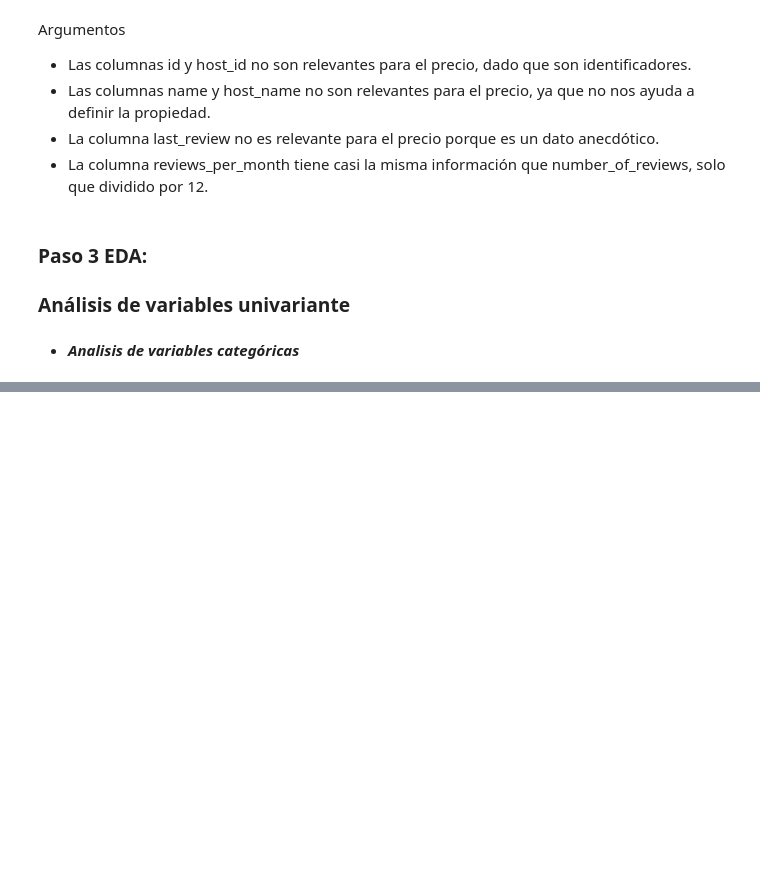
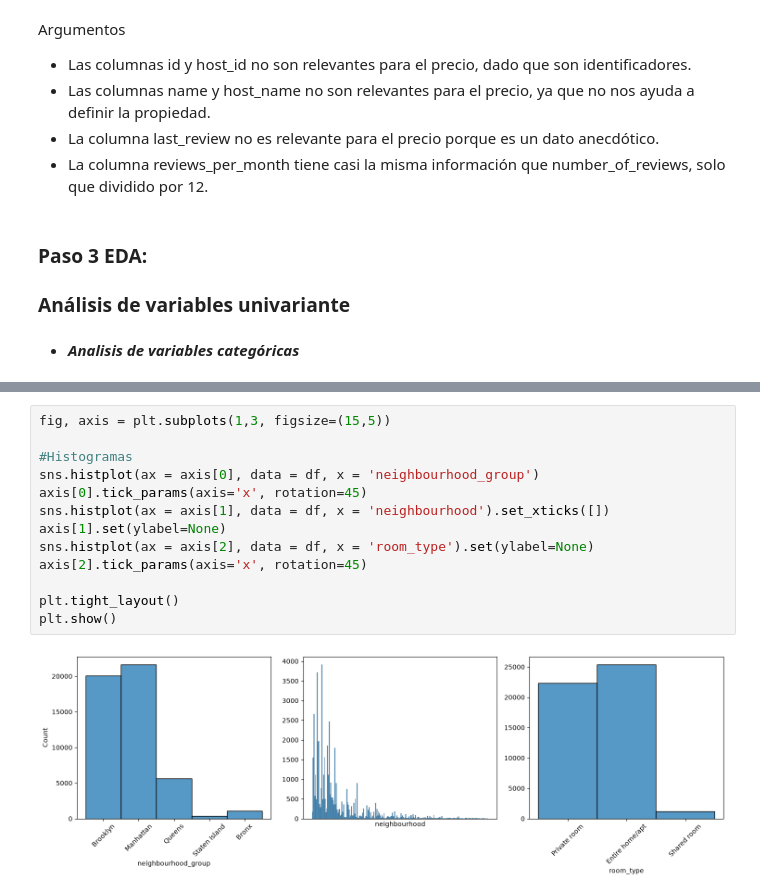
Before and after one commit to aromaydelicadeza/eda_analisis, a Jupyter notebook: src/explore.ipynb, the cells around one changed output, grey strips where cells are left out. Cells and saved outputs as stored; diff of their text form; blank space fills up the shorter version.

```diff
--- a/src/explore.ipynb
+++ b/src/explore.ipynb
@@ -133,0 +134,15 @@ memory usage: 3.7 MB
+# %%
+fig, axis = plt.subplots(1,3, figsize=(15,5))
+
+#Histogramas
+sns.histplot(ax = axis[0], data = df, x = 'neighbourhood_group')
+axis[0].tick_params(axis='x', rotation=45)
+sns.histplot(ax = axis[1], data = df, x = 'neighbourhood').set_xticks([])
+axis[1].set(ylabel=None)
+sns.histplot(ax = axis[2], data = df, x = 'room_type').set(ylabel=None)
+axis[2].tick_params(axis='x', rotation=45)
+
+plt.tight_layout()
+plt.show()
+# %% [output]
+[figure, added]
```
Also changed, not shown: parts of 13 cells of this notebook.
